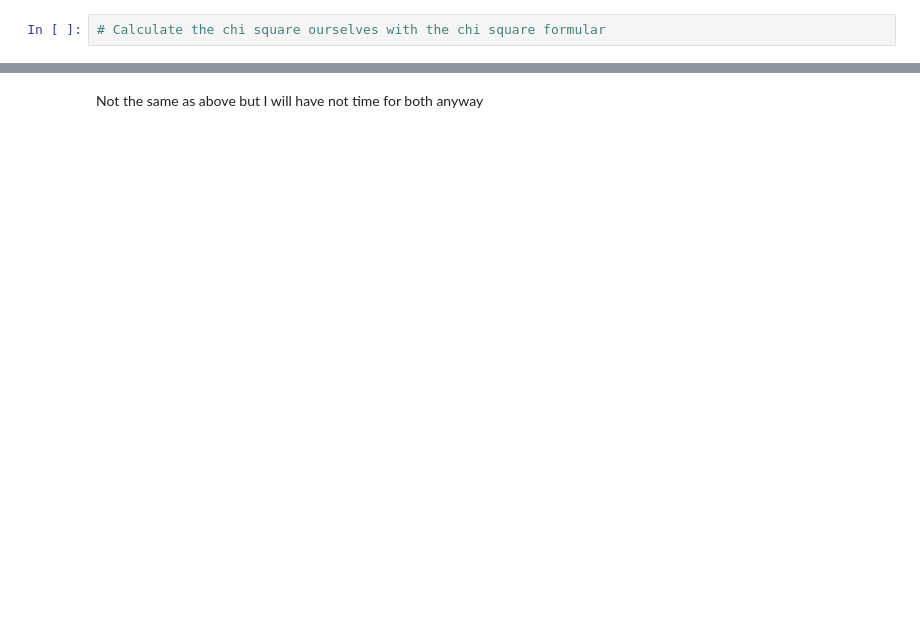
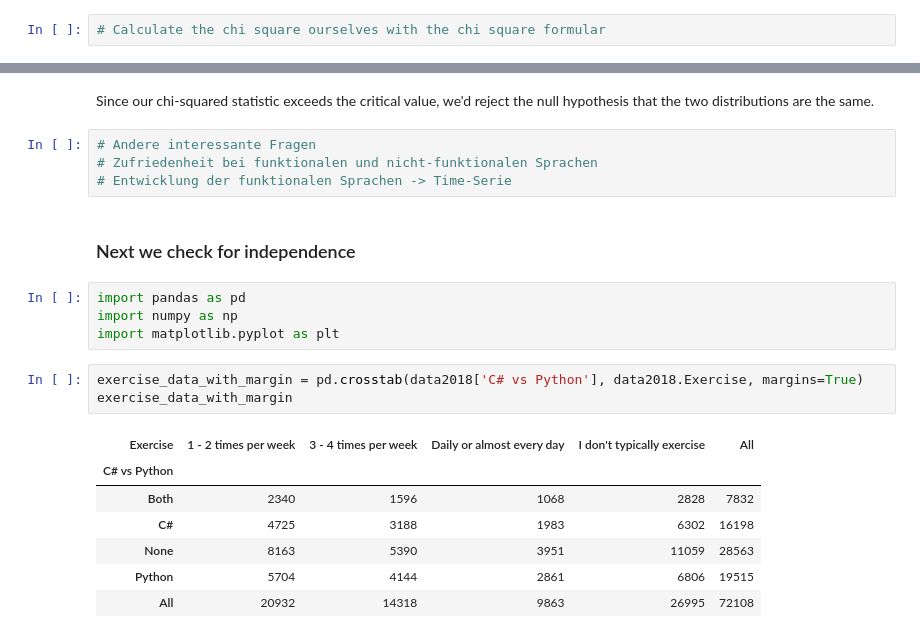
Before and after one commit to huli/the-transparent-coder, a Jupyter notebook: overview.ipynb, the cells around one changed output, grey strips where cells are left out. Saved outputs shown, nothing was run; the diff lists cells and outputs as text; blank space fills up the shorter version.

Commit message:
Added chi square statistic for independence

```diff
--- a/overview.ipynb
+++ b/overview.ipynb
@@ -341,2 +341,23 @@ Power_divergenceResult(statistic=47566.37774109923, pvalue=0.0)
-# %% [markdown]
-Not the same as above but I will have not time for both anyway
+# %% [markdown]
+Since our chi-squared statistic exceeds the critical value, we'd reject the null hypothesis that the two distributions are the same.
+# %%
+# Andere interessante Fragen
+# Zufriedenheit bei funktionalen und nicht-funktionalen Sprachen
+# Entwicklung der funktionalen Sprachen -> Time-Serie
+# %% [markdown]
+### Next we check for independence
+# %%
+import pandas as pd
+import numpy as np
+import matplotlib.pyplot as plt
+# %%
+exercise_data_with_margin = pd.crosstab(data2018['C# vs Python'], data2018.Exercise, margins=True)
+exercise_data_with_margin
+# %% [output]
+| Exercise | 1 - 2 times per week | 3 - 4 times per week | Daily or almost every day | I don't typically exercise | All |
+| C# vs Python |  |  |  |  |  |
+| Both | 2340 | 1596 | 1068 | 2828 | 7832 |
+| C# | 4725 | 3188 | 1983 | 6302 | 16198 |
+| None | 8163 | 5390 | 3951 | 11059 | 28563 |
+| Python | 5704 | 4144 | 2861 | 6806 | 19515 |
+| All | 20932 | 14318 | 9863 | 26995 | 72108 |
```
Also changed, not shown: parts of 25 cells of this notebook.
